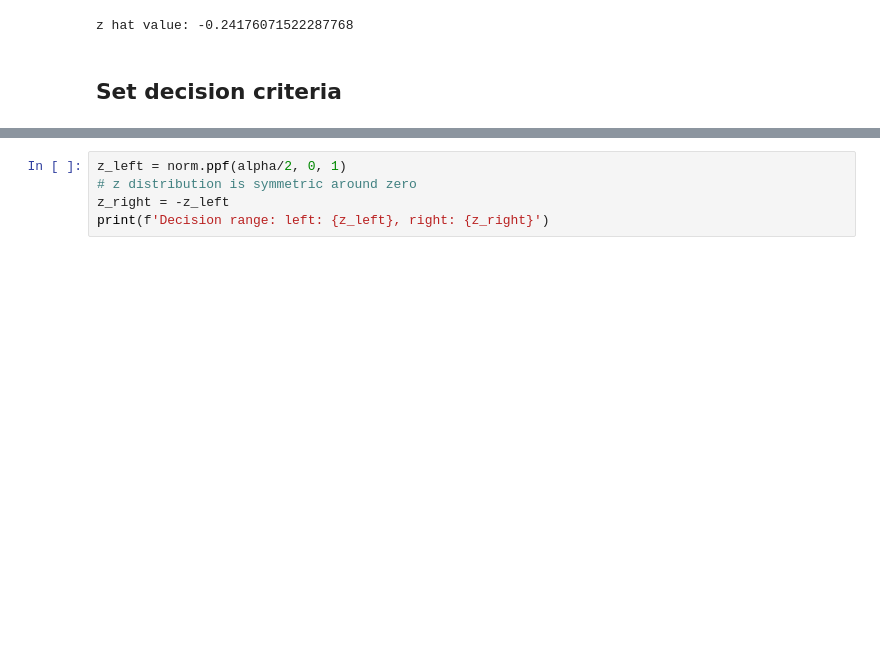
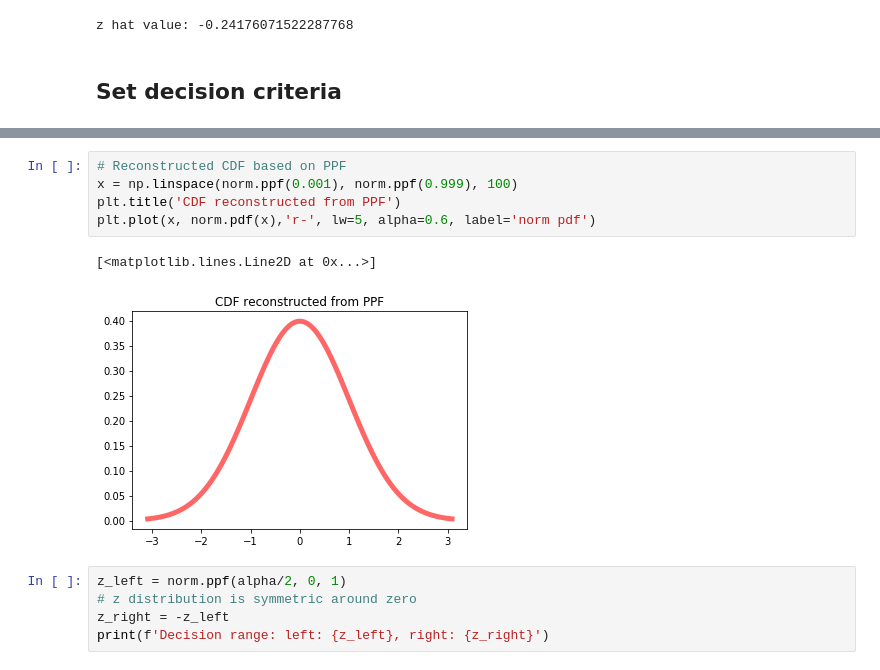
Before and after one commit to dmitryaleks/ml-trading, a Jupyter notebook: models/hypothesis-testing/stock-return-hypothesis-testing.ipynb, the cells around one changed output, grey strips where cells are left out. Cells and saved outputs as stored; diff of their text form; blank space fills up the shorter version.

```diff
--- a/models/hypothesis-testing/stock-return-hypothesis-testing.ipynb
+++ b/models/hypothesis-testing/stock-return-hypothesis-testing.ipynb
@@ -63,3 +72,11 @@ z hat value: -0.24176071522287768
+# %%
+# Reconstructed CDF based on PPF
+x = np.linspace(norm.ppf(0.001), norm.ppf(0.999), 100)
+plt.title('CDF reconstructed from PPF')
+plt.plot(x, norm.pdf(x),'r-', lw=5, alpha=0.6, label='norm pdf')
+# %% [output]
+[<matplotlib.lines.Line2D at 0x...>]
+[figure, added]
 # %%
 z_left = norm.ppf(alpha/2, 0, 1)
 # z distribution is symmetric around zero
```
Also changed, not shown: parts of 2 cells of this notebook.
